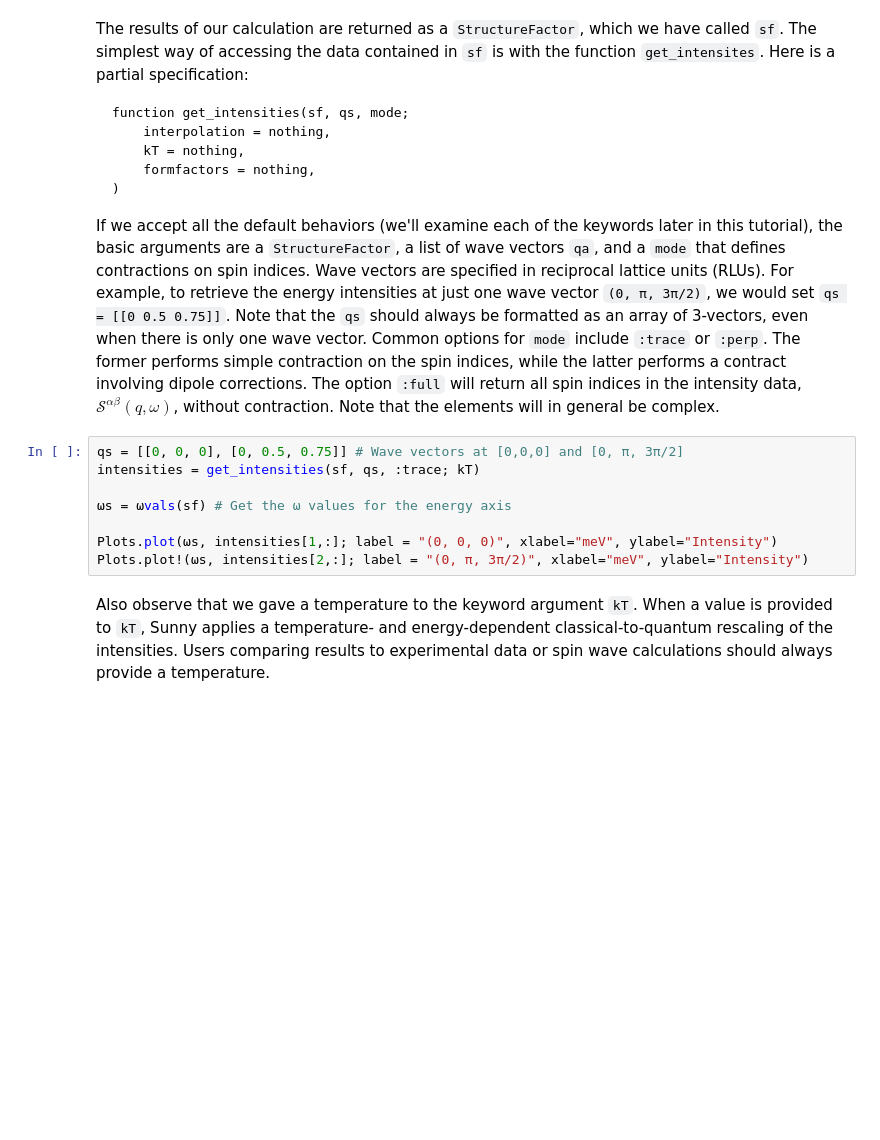
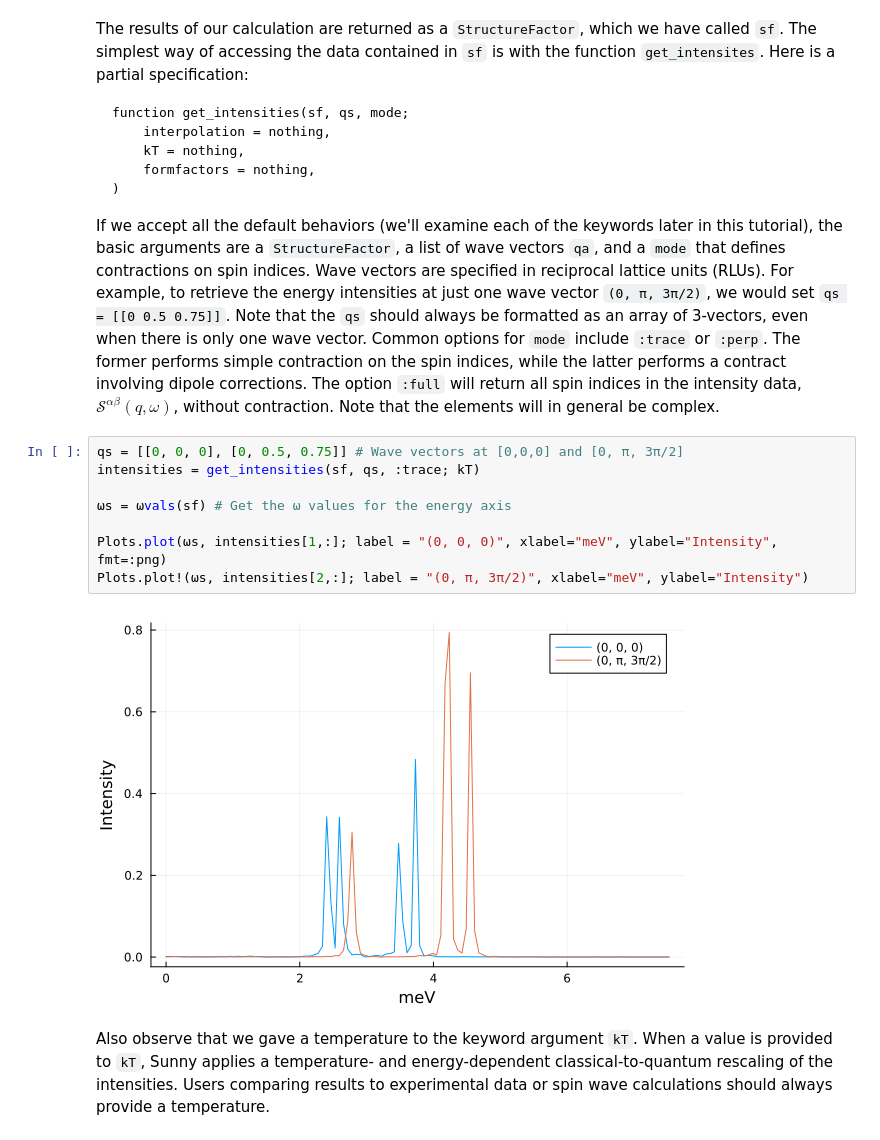
Before and after one commit to SunnySuite/SunnyTutorials, a Jupyter notebook: tutorials/FeI2/FeI2_tutorial.ipynb, the cells around one changed output. Cells and saved outputs as stored; diff of their text form; blank space fills up the shorter version.

Commit message:
FeI2: image format -> png

```diff
--- a/tutorials/FeI2/FeI2_tutorial.ipynb
+++ b/tutorials/FeI2/FeI2_tutorial.ipynb
@@ -418,11 +418,13 @@ If we accept all the default behaviors (we'll examine each of the keywords later
 # %%
 qs = [[0, 0, 0], [0, 0.5, 0.75]] # Wave vectors at [0,0,0] and [0, π, 3π/2]
 intensities = get_intensities(sf, qs, :trace; kT)
 
 ωs = ωvals(sf) # Get the ω values for the energy axis
 
-Plots.plot(ωs, intensities[1,:]; label = "(0, 0, 0)", xlabel="meV", ylabel="Intensity")
+Plots.plot(ωs, intensities[1,:]; label = "(0, 0, 0)", xlabel="meV", ylabel="Intensity", fmt=:png)
 Plots.plot!(ωs, intensities[2,:]; label = "(0, π, 3π/2)", xlabel="meV", ylabel="Intensity")
+# %% [output]
+[figure, added]
 # %% [markdown]
 Also observe that we gave a temperature to the keyword argument `kT`. When a value is provided to `kT`, Sunny applies a temperature- and energy-dependent classical-to-quantum rescaling of the intensities. Users comparing results to experimental data or spin wave calculations should always provide a temperature.
 # %% [markdown]
```
Also changed, not shown: parts of 6 cells of this notebook, 2 other files.
